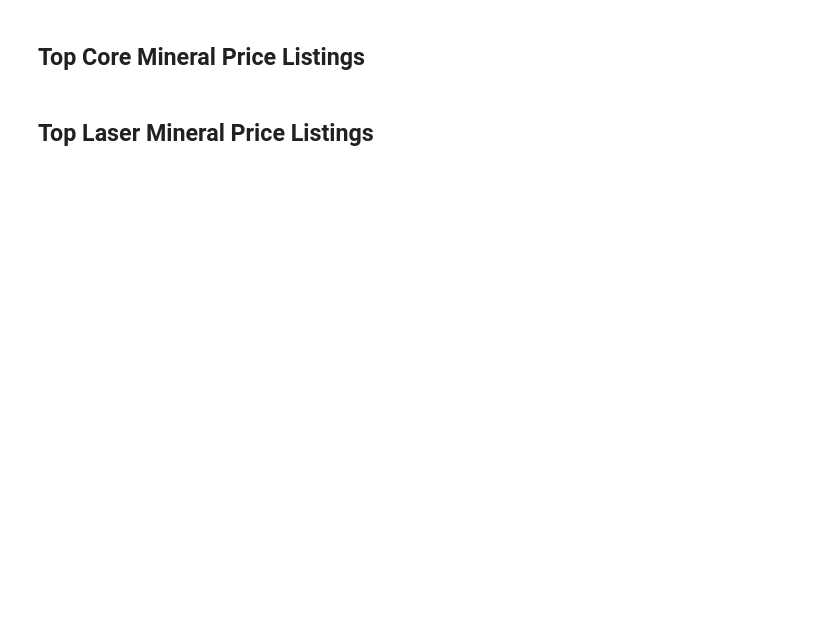
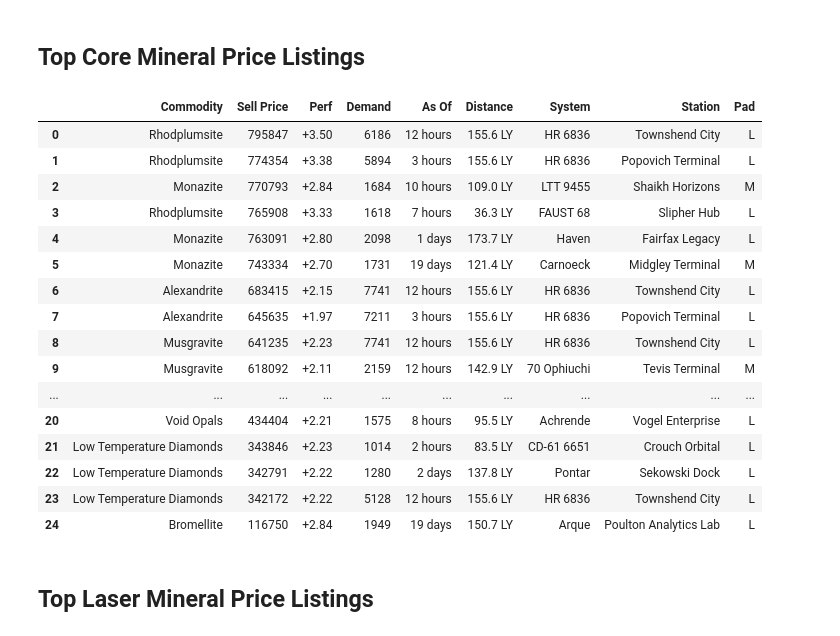
Before and after one commit to kominetz/elite-tools, a Jupyter notebook: notebooks/Daily Mining Report.ipynb, the cells around one changed output. Drawn from its saved outputs; the diff is of its cells as text; code cells hidden in the pictures; blank space fills up the shorter version.

```diff
--- a/notebooks/Daily Mining Report.ipynb
+++ b/notebooks/Daily Mining Report.ipynb
@@ -41,7 +113,25 @@ eddb.top_perf_mineral_listings(ref_system, ref_radius, commodity_count=3, top_co
 # %% [markdown]
 ## Top Core Mineral Price Listings ##
 # %%
-eddb.top_price_mineral_listings(core_ref_system, core_ref_radius, commodity_count=3, top_count=25, by_commodity=eddb.top_core_minerals, min_demand=core_min_demand)
+eddb.top_price_mineral_listings(core_ref_system, core_ref_radius, commodity_count=5, top_count=25, by_commodity=eddb.top_core_minerals, min_demand=core_min_demand)
+# %% [output]
+|  | Commodity | Sell Price | Perf | Demand | As Of | Distance | System | Station | Pad |
+| 0 | Rhodplumsite | 795847 | +3.50 | 6186 | 12 hours | 155.6 LY | HR 6836 | Townshend City | L |
+| 1 | Rhodplumsite | 774354 | +3.38 | 5894 | 3 hours | 155.6 LY | HR 6836 | Popovich Terminal | L |
+| 2 | Monazite | 770793 | +2.84 | 1684 | 10 hours | 109.0 LY | LTT 9455 | Shaikh Horizons | M |
+| 3 | Rhodplumsite | 765908 | +3.33 | 1618 | 7 hours | 36.3 LY | FAUST 68 | Slipher Hub | L |
+| 4 | Monazite | 763091 | +2.80 | 2098 | 1 days | 173.7 LY | Haven | Fairfax Legacy | L |
+| 5 | Monazite | 743334 | +2.70 | 1731 | 19 days | 121.4 LY | Carnoeck | Midgley Terminal | M |
+| 6 | Alexandrite | 683415 | +2.15 | 7741 | 12 hours | 155.6 LY | HR 6836 | Townshend City | L |
+| 7 | Alexandrite | 645635 | +1.97 | 7211 | 3 hours | 155.6 LY | HR 6836 | Popovich Terminal | L |
+| 8 | Musgravite | 641235 | +2.23 | 7741 | 12 hours | 155.6 LY | HR 6836 | Townshend City | L |
+| 9 | Musgravite | 618092 | +2.11 | 2159 | 12 hours | 142.9 LY | 70 Ophiuchi | Tevis Terminal | M |
+| ... | ... | ... | ... | ... | ... | ... | ... | ... | ... |
+| 20 | Void Opals | 434404 | +2.21 | 1575 | 8 hours | 95.5 LY | Achrende | Vogel Enterprise | L |
+| 21 | Low Temperature Diamonds | 343846 | +2.23 | 1014 | 2 hours | 83.5 LY | CD-61 6651 | Crouch Orbital | L |
+| 22 | Low Temperature Diamonds | 342791 | +2.22 | 1280 | 2 days | 137.8 LY | Pontar | Sekowski Dock | L |
+| 23 | Low Temperature Diamonds | 342172 | +2.22 | 5128 | 12 hours | 155.6 LY | HR 6836 | Townshend City | L |
+| 24 | Bromellite | 116750 | +2.84 | 1949 | 19 days | 150.7 LY | Arque | Poulton Analytics Lab | L |
 # %% [markdown]
 ## Top Laser Mineral Price Listings ##
 # %%
```
Also changed, not shown: parts of 6 cells of this notebook.
